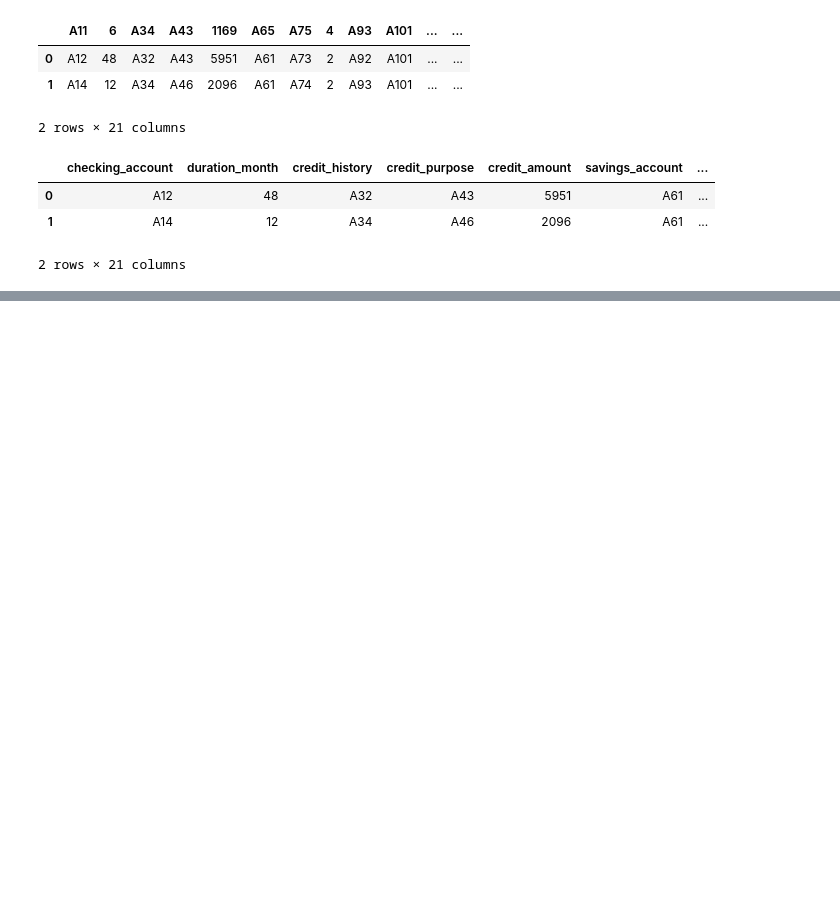
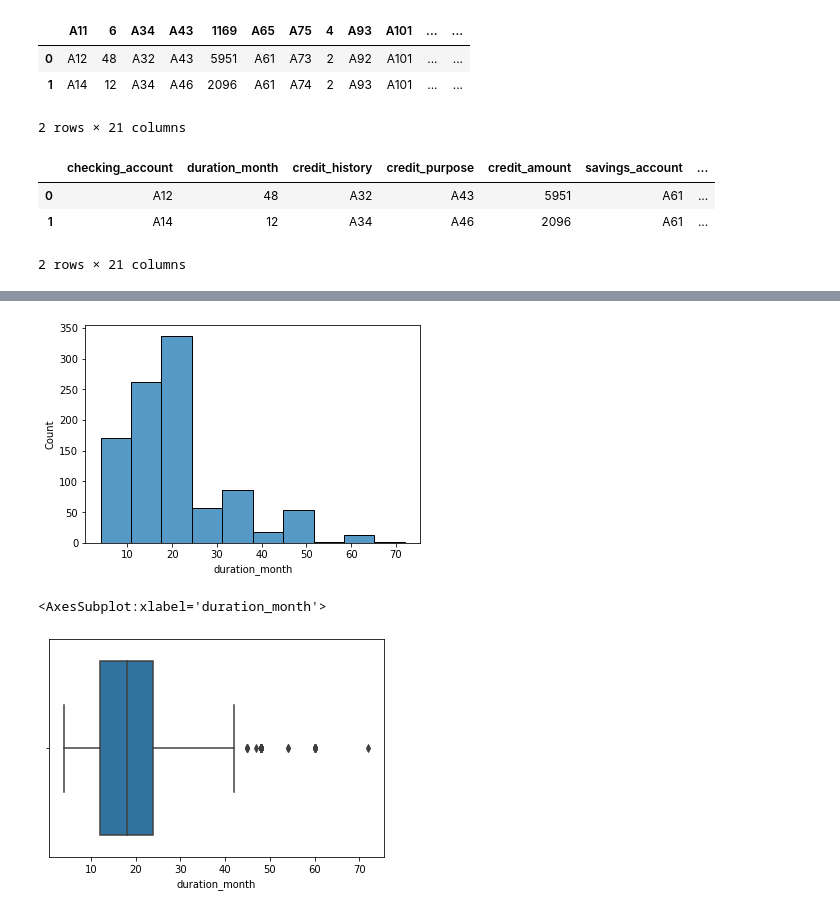
Before and after one commit to lopez-Luis89/Credit, a Jupyter notebook: Team Project AAI 501.ipynb, the cells around one changed output, grey strips where cells are left out. Drawn from its saved outputs; the diff is of its cells as text; code cells hidden in the pictures; blank space fills up the shorter version.

```diff
--- a/Team Project AAI 501.ipynb
+++ b/Team Project AAI 501.ipynb
@@ -24,0 +50,8 @@ df.head(2)
+# %%
+sns.histplot(data=df, x = 'duration_month', bins=10)
+plt.show();
+sns.boxplot(data=df, x = 'duration_month')
+# %% [output]
+[figure, added]
+<AxesSubplot:xlabel='duration_month'>
+[figure, added]
```
Also changed, not shown: parts of 5 cells of this notebook.
